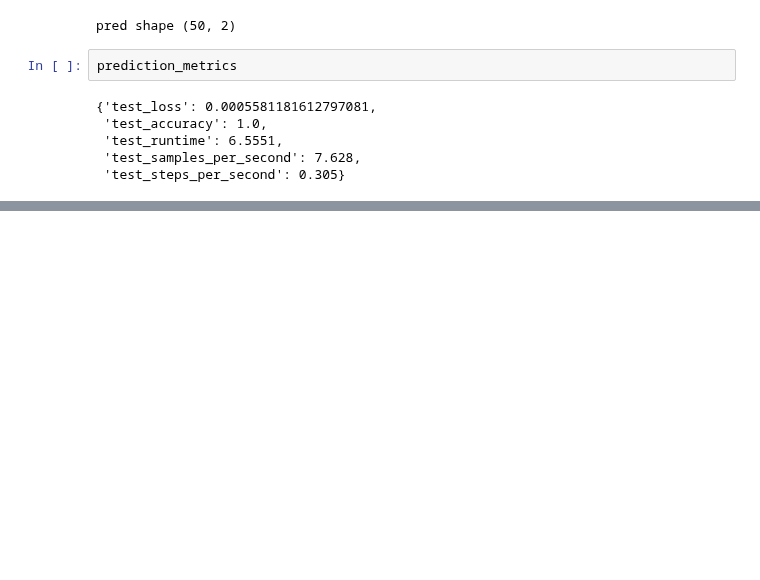
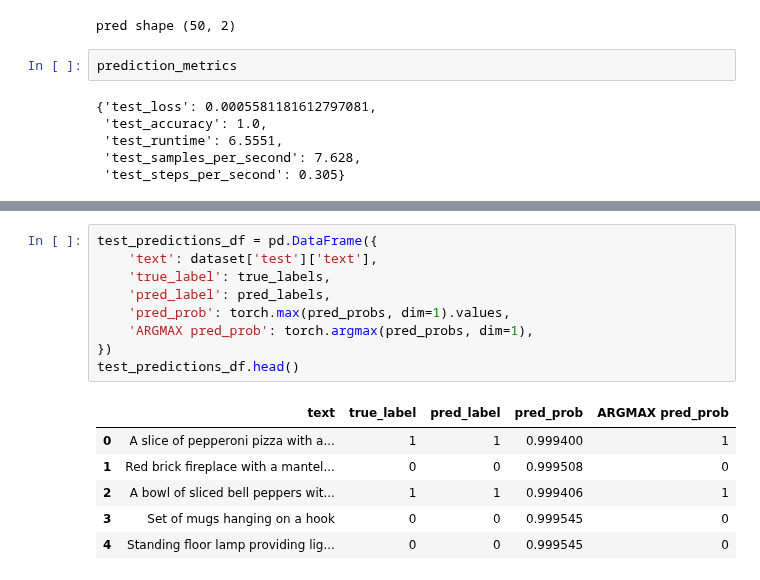
Before and after one commit to tanvircr7/meh, a Jupyter notebook: Text_Classification.ipynb, the cells around one changed output, grey strips where cells are left out. Cells and saved outputs as stored; diff of their text form; blank space fills up the shorter version.

```diff
--- a/Text_Classification.ipynb
+++ b/Text_Classification.ipynb
@@ -764,0 +822,16 @@ prediction_metrics
+# %%
+test_predictions_df = pd.DataFrame({
+    'text': dataset['test']['text'],
+    'true_label': true_labels,
+    'pred_label': pred_labels,
+    'pred_prob': torch.max(pred_probs, dim=1).values,
+    'ARGMAX pred_prob': torch.argmax(pred_probs, dim=1),
+})
+test_predictions_df.head()
+# %% [output]
+|  | text | true_label | pred_label | pred_prob | ARGMAX pred_prob |
+| 0 | A slice of pepperoni pizza with a... | 1 | 1 | 0.999400 | 1 |
+| 1 | Red brick fireplace with a mantel... | 0 | 0 | 0.999508 | 0 |
+| 2 | A bowl of sliced bell peppers wit... | 1 | 1 | 0.999406 | 1 |
+| 3 | Set of mugs hanging on a hook | 0 | 0 | 0.999545 | 0 |
+| 4 | Standing floor lamp providing lig... | 0 | 0 | 0.999545 | 0 |
```
Also changed, not shown: parts of 6 cells of this notebook.
